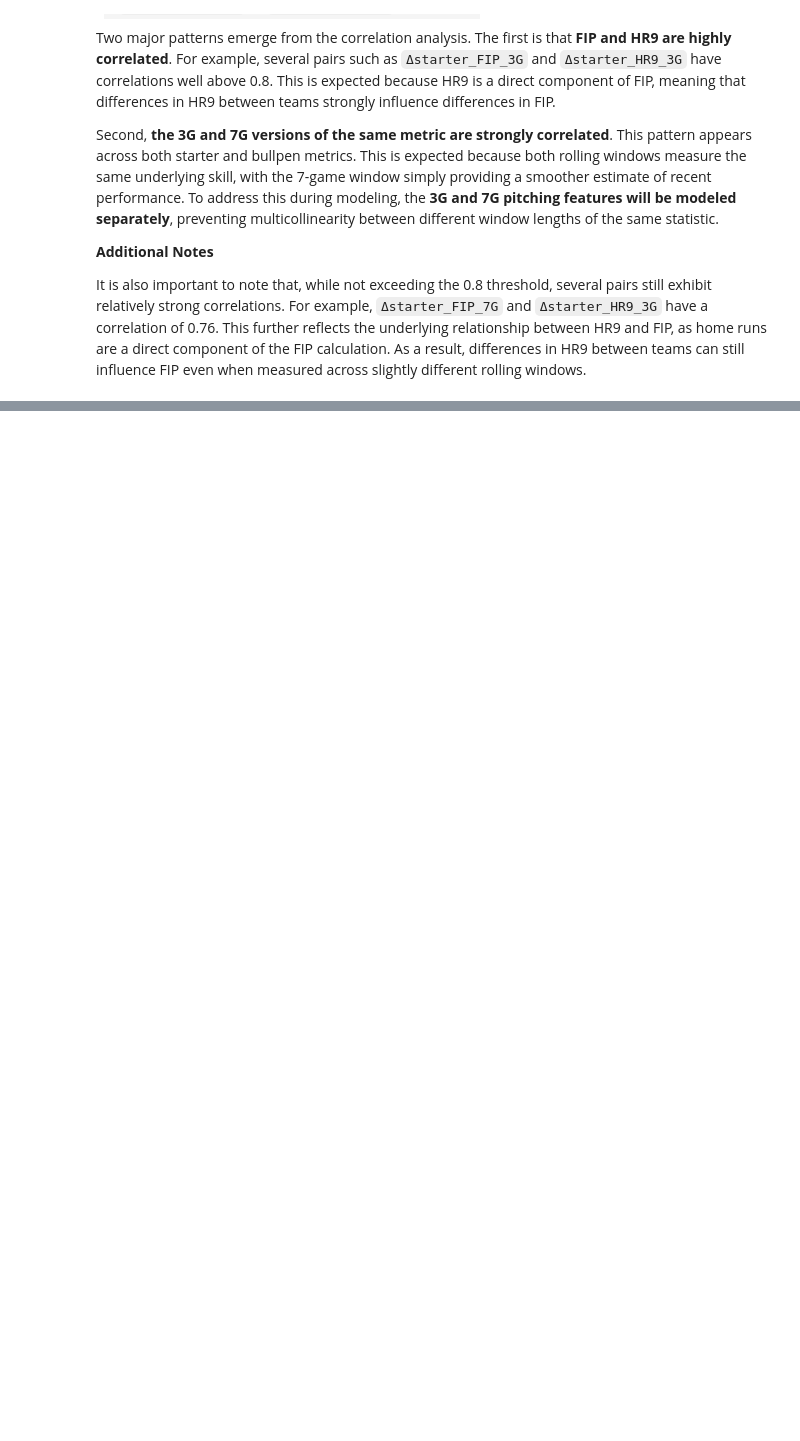
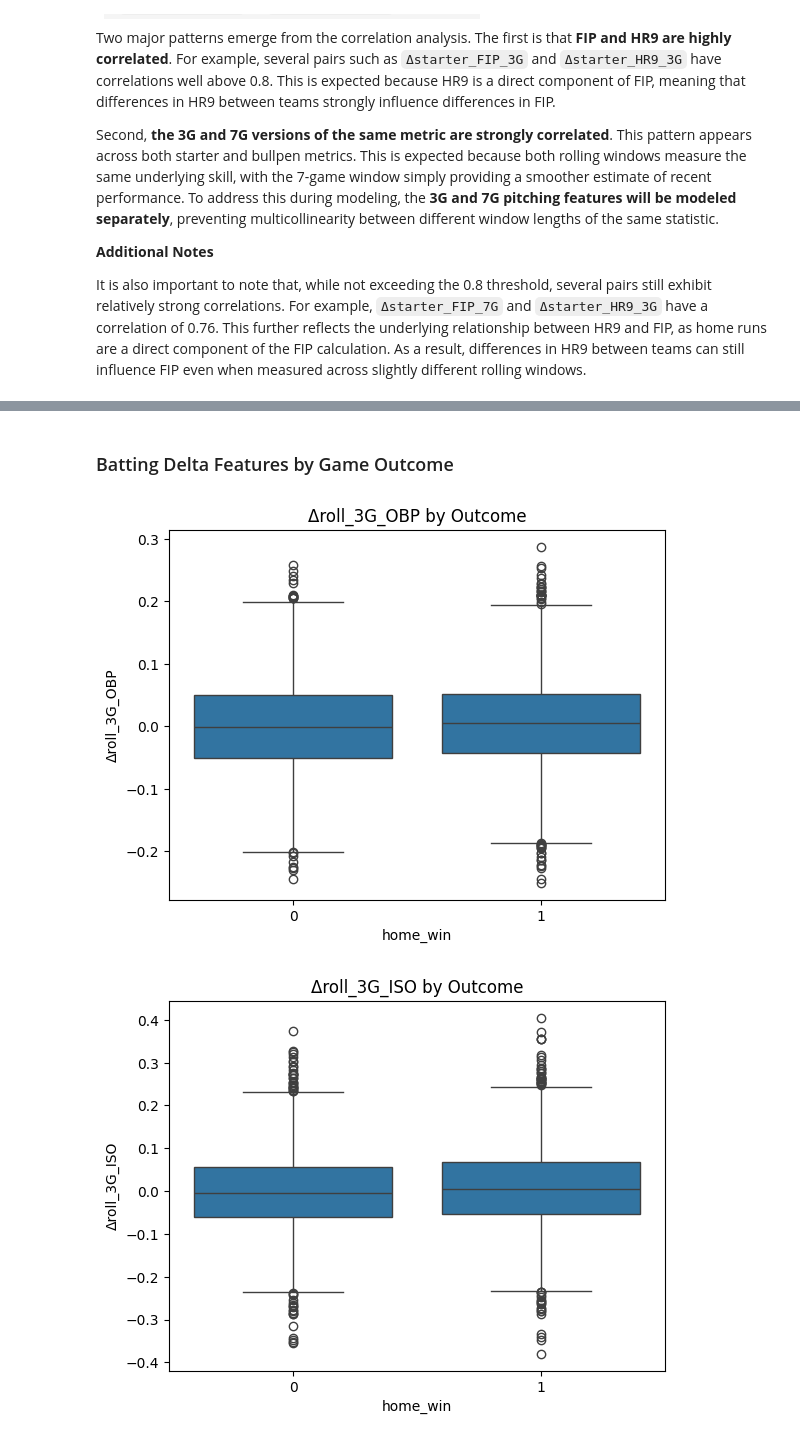
Before and after one commit to Sam-Gartenstein/mlb-win-prediction, a Jupyter notebook: Exploratory Data Analysis.ipynb, the cells around one changed output, grey strips where cells are left out. Saved outputs shown, nothing was run; the diff lists cells and outputs as text; code cells hidden in the pictures; blank space fills up the shorter version.

```diff
--- a/Exploratory Data Analysis.ipynb
+++ b/Exploratory Data Analysis.ipynb
@@ -300,0 +333,17 @@ It is also important to note that, while not exceeding the 0.8 threshold, severa
+# %% [markdown]
+### Batting Delta Features by Game Outcome
+# %%
+delta_batting = game_level_features.filter(like="Δroll_")
+
+for col in delta_batting.columns:
+    plt.figure()
+    sns.boxplot(
+        data=game_level_features,
+        x="home_win",
+        y=col
+    )
+    plt.title(f"{col} by Outcome")
+    plt.show()
+# %% [output]
+[figure, added]
+[figure, added]
```
Also changed, not shown: parts of 23 cells of this notebook.
